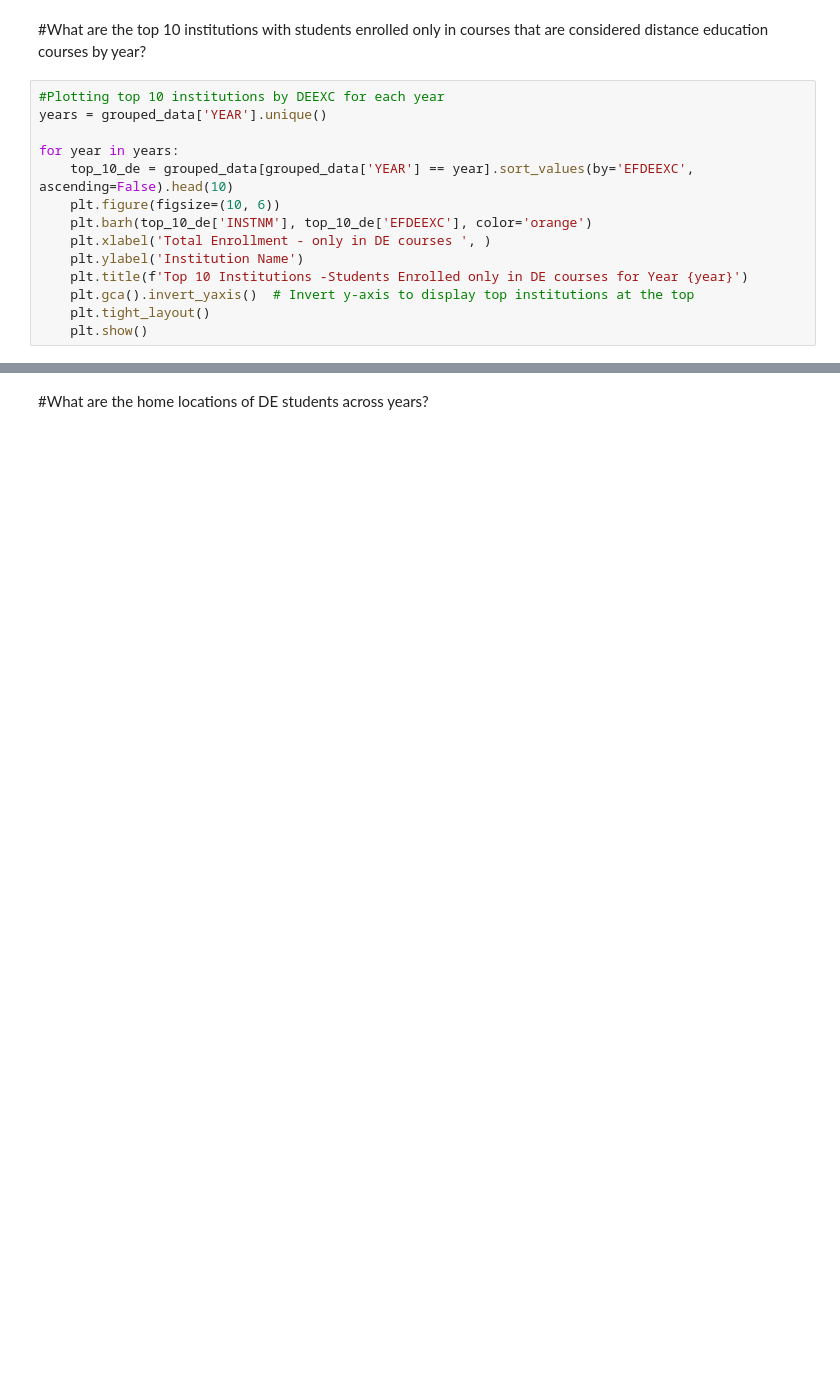
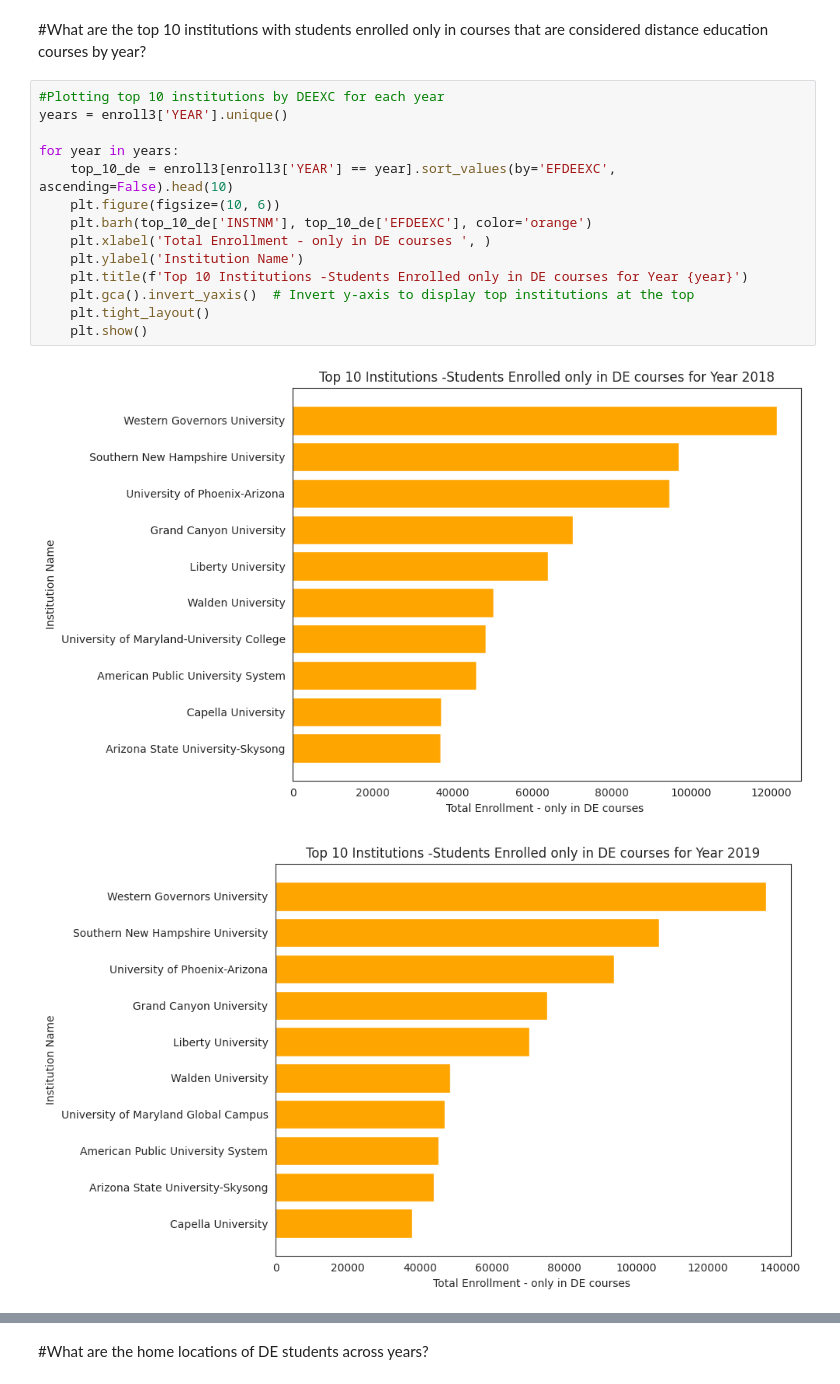
Before and after one commit to katyk20/distance-education-highered, a Jupyter notebook: Notebooks/EDA.ipynb, the cells around one changed output, grey strips where cells are left out. Saved outputs shown, nothing was run; the diff lists cells and outputs as text; blank space fills up the shorter version.

```diff
--- a/Notebooks/EDA.ipynb
+++ b/Notebooks/EDA.ipynb
@@ -190,15 +290,18 @@ KeyError: "['EFEDSOM'] not in index"
 #What are the top 10 institutions with students enrolled only in courses that are considered distance education courses by year?
 # %%
 #Plotting top 10 institutions by DEEXC for each year
-years = grouped_data['YEAR'].unique()
+years = enroll3['YEAR'].unique()
 
 for year in years:
-    top_10_de = grouped_data[grouped_data['YEAR'] == year].sort_values(by='EFDEEXC', ascending=False).head(10)
+    top_10_de = enroll3[enroll3['YEAR'] == year].sort_values(by='EFDEEXC', ascending=False).head(10)
     plt.figure(figsize=(10, 6))
     plt.barh(top_10_de['INSTNM'], top_10_de['EFDEEXC'], color='orange')
     plt.xlabel('Total Enrollment - only in DE courses ', )
     plt.ylabel('Institution Name')
     plt.title(f'Top 10 Institutions -Students Enrolled only in DE courses for Year {year}')
     plt.gca().invert_yaxis()  # Invert y-axis to display top institutions at the top
     plt.tight_layout()
     plt.show()
+# %% [output]
+[figure, added]
+[figure, added]
```
Also changed, not shown: parts of 13 cells of this notebook.
